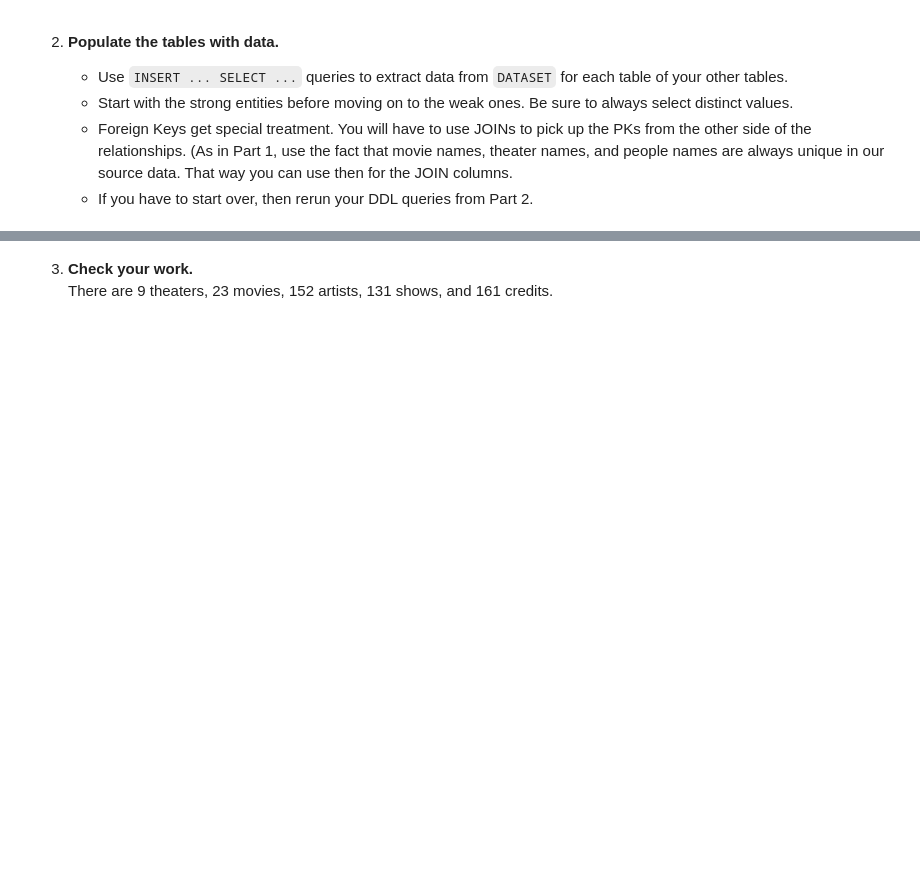
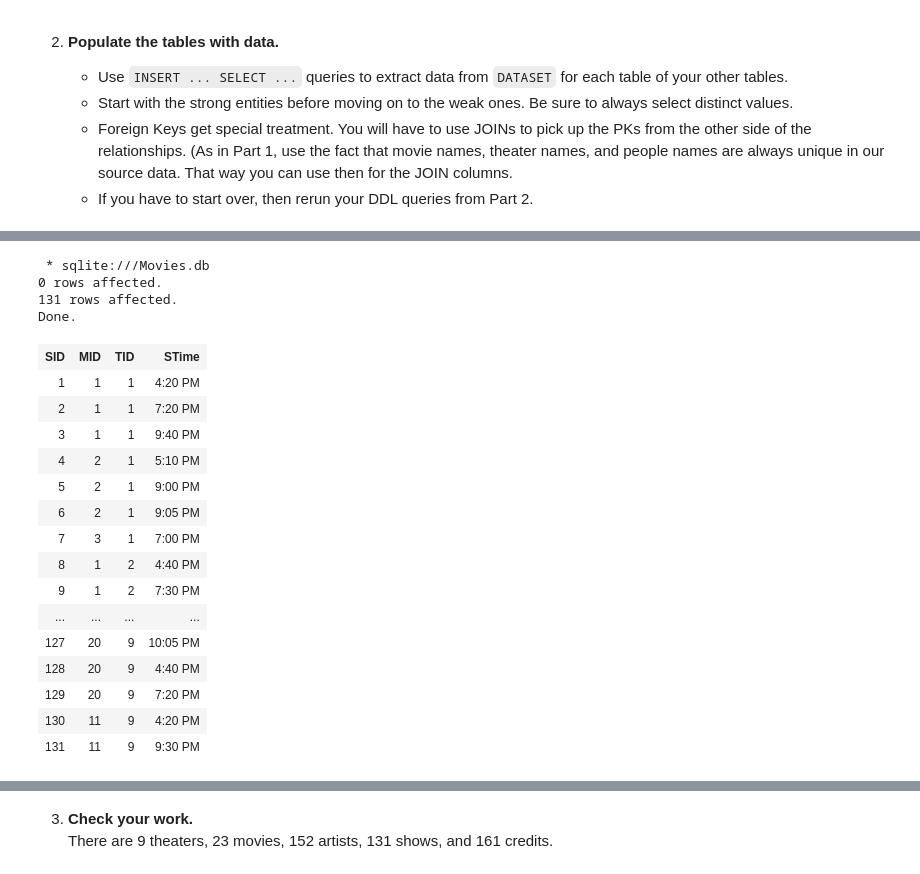
Before and after one commit to fairfield-ba510-spring2020/movies-tonight-Farisalenezy, a Jupyter notebook: Part3.ipynb, the cells around one changed output, grey strips where cells are left out. Drawn from its saved outputs; the diff is of its cells as text; code cells hidden in the pictures; blank space fills up the shorter version.

```diff
--- a/Part3.ipynb
+++ b/Part3.ipynb
@@ -40,0 +134,32 @@ FROM DATASET;]
+# %%
+%%sql
+
+DELETE FROM SHOWS;
+INSERT INTO SHOWS (STime , MID , TID)
+SELECT DISTINCT  DATASET.Showtime , MOVIES.MID , THEATERS.TID
+FROM DATASET
+    JOIN MOVIES ON (MOVIES.MTitle = DATASET.MTitle)
+    JOIN THEATERS ON (THEATERS.TName = DATASET.TName );
+
+SELECT * FROM SHOWS ;
+# %% [output]
+ * sqlite:///Movies.db
+0 rows affected.
+131 rows affected.
+Done.
+| SID | MID | TID | STime |
+| 1 | 1 | 1 | 4:20 PM |
+| 2 | 1 | 1 | 7:20 PM |
+| 3 | 1 | 1 | 9:40 PM |
+| 4 | 2 | 1 | 5:10 PM |
+| 5 | 2 | 1 | 9:00 PM |
+| 6 | 2 | 1 | 9:05 PM |
+| 7 | 3 | 1 | 7:00 PM |
+| 8 | 1 | 2 | 4:40 PM |
+| 9 | 1 | 2 | 7:30 PM |
+| ... | ... | ... | ... |
+| 127 | 20 | 9 | 10:05 PM |
+| 128 | 20 | 9 | 4:40 PM |
+| 129 | 20 | 9 | 7:20 PM |
+| 130 | 11 | 9 | 4:20 PM |
+| 131 | 11 | 9 | 9:30 PM |
```
Also changed, not shown: parts of 14 cells of this notebook, 4 other files.
